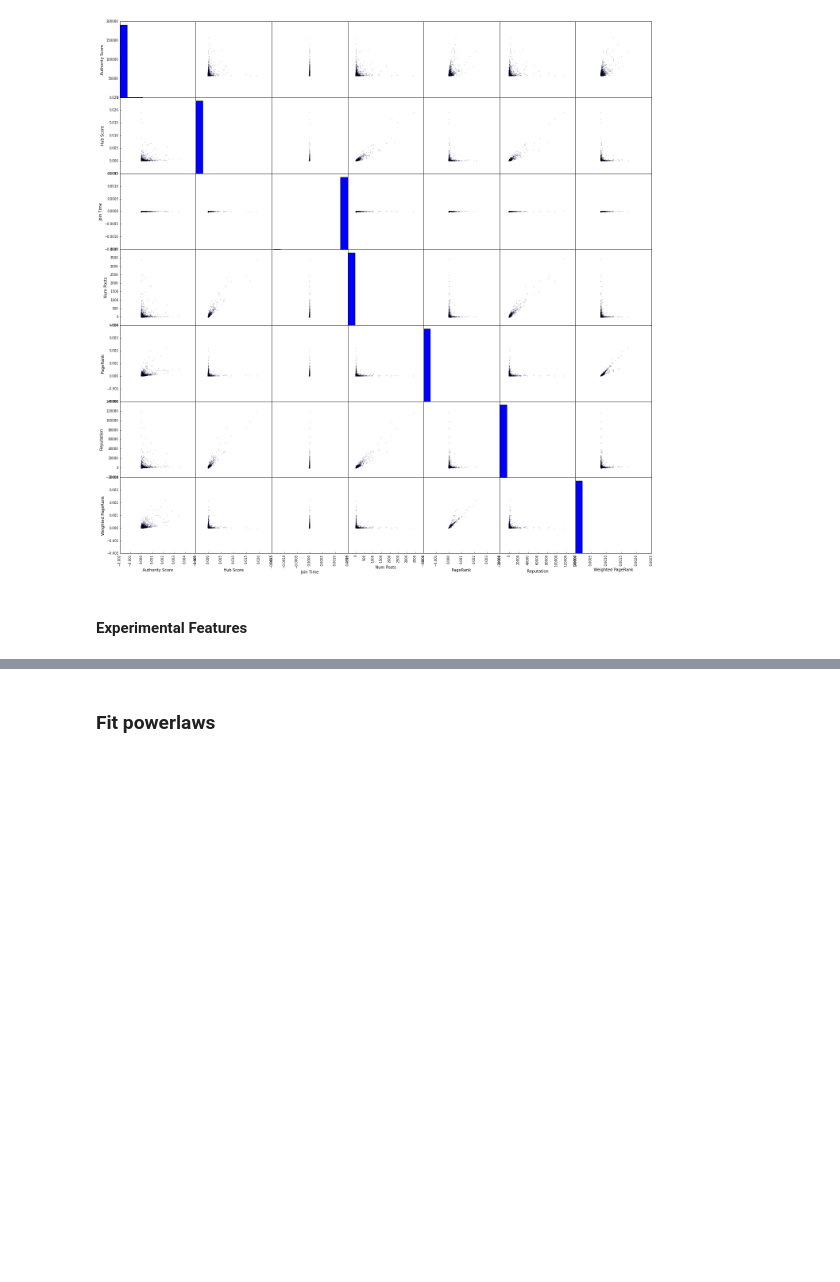
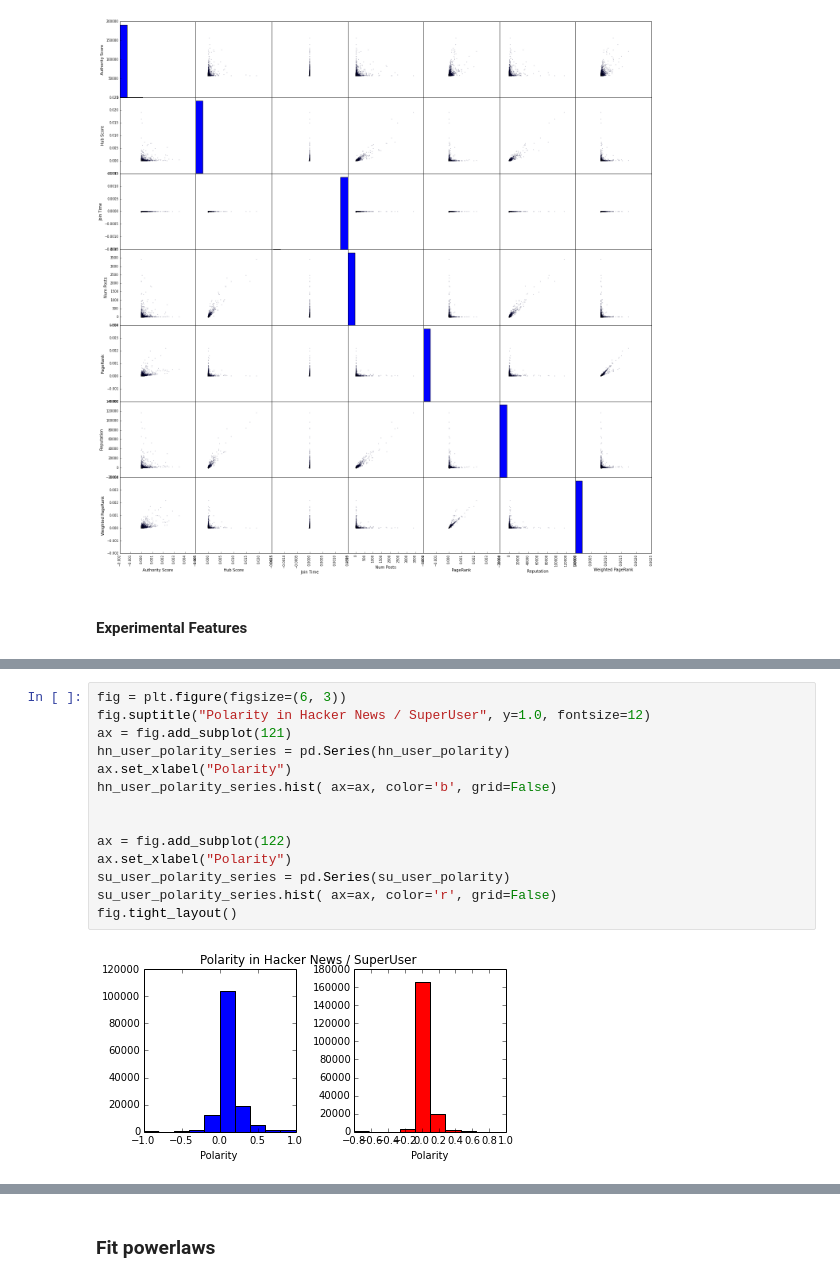
Before and after one commit to turtlesoupy/karma-prediction-cs224w, a Jupyter notebook: ipython/Karma.ipynb, the cells around one changed output, grey strips where cells are left out. Drawn from its saved outputs; the diff is of its cells as text; blank space fills up the shorter version.

```diff
--- a/ipython/Karma.ipynb
+++ b/ipython/Karma.ipynb
@@ -684,0 +707,16 @@ ax.scatter(su_reputations, su_user_subjectivity, alpha=0.1, color='r')
+# %%
+fig = plt.figure(figsize=(6, 3))
+fig.suptitle("Polarity in Hacker News / SuperUser", y=1.0, fontsize=12)
+ax = fig.add_subplot(121)
+hn_user_polarity_series = pd.Series(hn_user_polarity)
+ax.set_xlabel("Polarity")
+hn_user_polarity_series.hist( ax=ax, color='b', grid=False)
+
+
+ax = fig.add_subplot(122)
+ax.set_xlabel("Polarity")
+su_user_polarity_series = pd.Series(su_user_polarity)
+su_user_polarity_series.hist( ax=ax, color='r', grid=False)
+fig.tight_layout()
+# %% [output]
+[figure, added]
```
Also changed, not shown: parts of 4 cells of this notebook, 4 other files.
